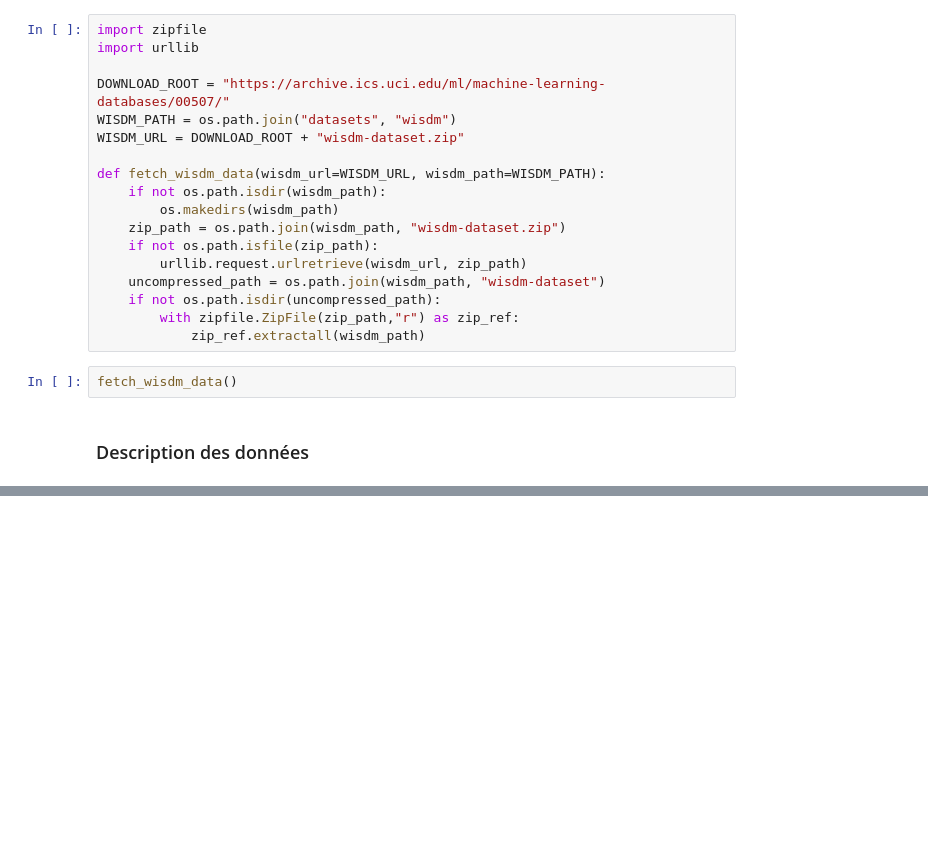
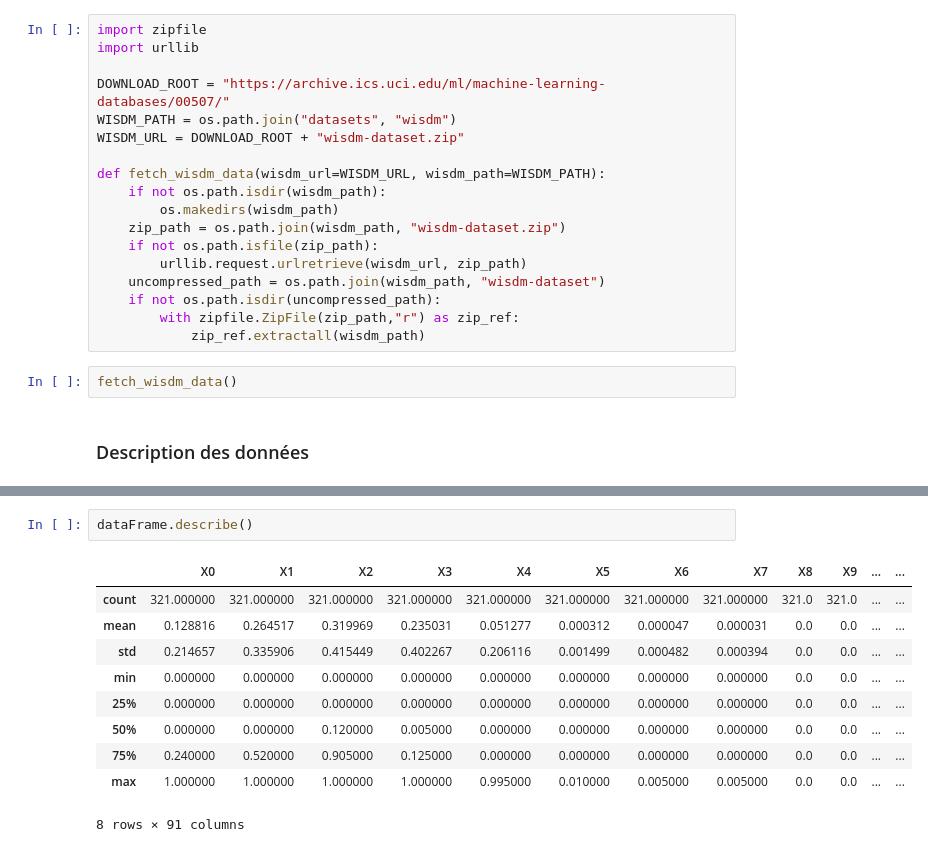
Before and after one commit to BaptisteSaintArnoult/human-activity-recognition, a Jupyter notebook: machin-learning-using-CRIPS-DM-process.ipynb, the cells around one changed output, grey strips where cells are left out. Drawn from its saved outputs; the diff is of its cells as text; blank space fills up the shorter version.

```diff
--- a/machin-learning-using-CRIPS-DM-process.ipynb
+++ b/machin-learning-using-CRIPS-DM-process.ipynb
@@ -104,0 +118,13 @@ S,0.1,0.9,0.0,0.0,0.0,0.0,0.0,0.0,0.0,0.0,0.0,0.0,0.0,0.0,0.0,0.99,0.01,0.0,0.0,
+# %%
+dataFrame.describe()
+# %% [output]
+|  | X0 | X1 | X2 | X3 | X4 | X5 | X6 | X7 | X8 | X9 | ... | ... |
+| count | 321.000000 | 321.000000 | 321.000000 | 321.000000 | 321.000000 | 321.000000 | 321.000000 | 321.000000 | 321.0 | 321.0 | ... | ... |
+| mean | 0.128816 | 0.264517 | 0.319969 | 0.235031 | 0.051277 | 0.000312 | 0.000047 | 0.000031 | 0.0 | 0.0 | ... | ... |
+| std | 0.214657 | 0.335906 | 0.415449 | 0.402267 | 0.206116 | 0.001499 | 0.000482 | 0.000394 | 0.0 | 0.0 | ... | ... |
+| min | 0.000000 | 0.000000 | 0.000000 | 0.000000 | 0.000000 | 0.000000 | 0.000000 | 0.000000 | 0.0 | 0.0 | ... | ... |
+| 25% | 0.000000 | 0.000000 | 0.000000 | 0.000000 | 0.000000 | 0.000000 | 0.000000 | 0.000000 | 0.0 | 0.0 | ... | ... |
+| 50% | 0.000000 | 0.000000 | 0.120000 | 0.005000 | 0.000000 | 0.000000 | 0.000000 | 0.000000 | 0.0 | 0.0 | ... | ... |
+| 75% | 0.240000 | 0.520000 | 0.905000 | 0.125000 | 0.000000 | 0.000000 | 0.000000 | 0.000000 | 0.0 | 0.0 | ... | ... |
+| max | 1.000000 | 1.000000 | 1.000000 | 1.000000 | 0.995000 | 0.010000 | 0.005000 | 0.005000 | 0.0 | 0.0 | ... | ... |
+8 rows × 91 columns
```
Also changed, not shown: parts of 6 cells of this notebook.
